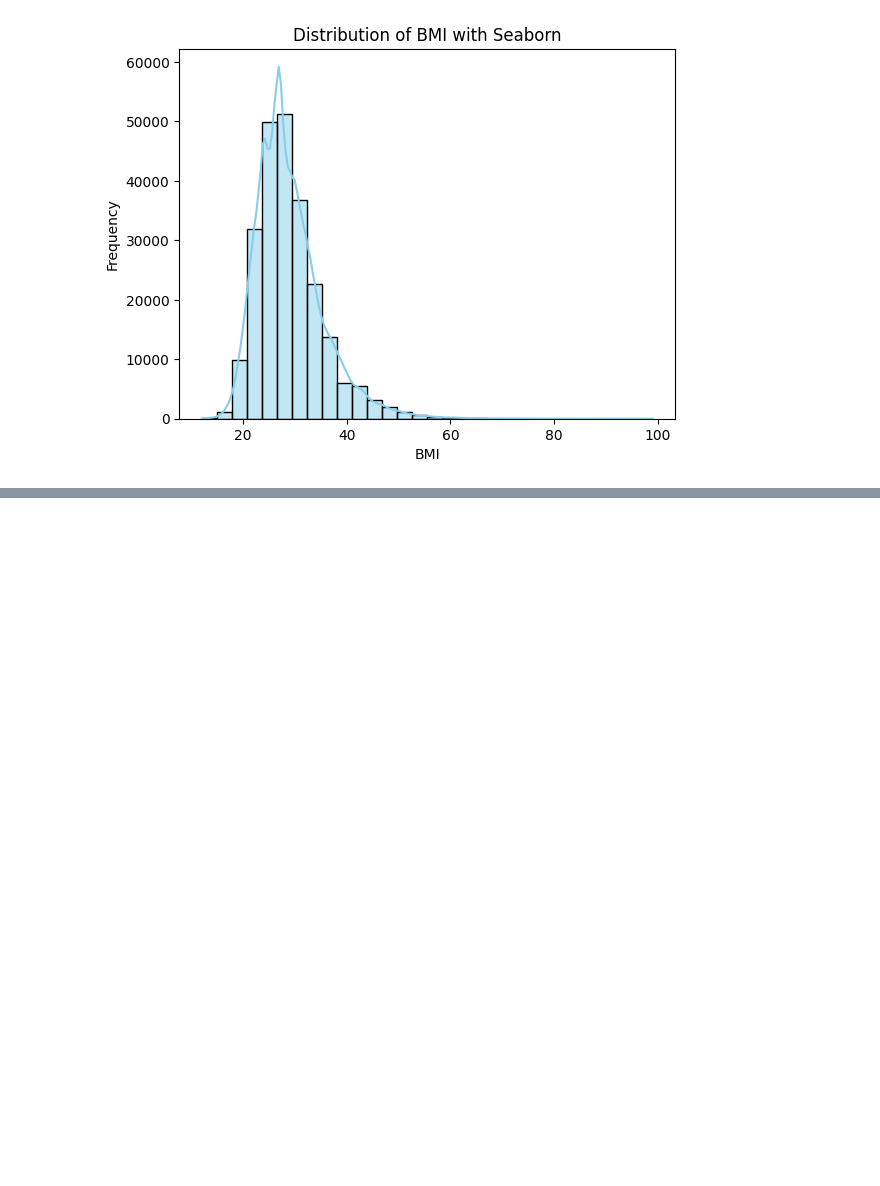
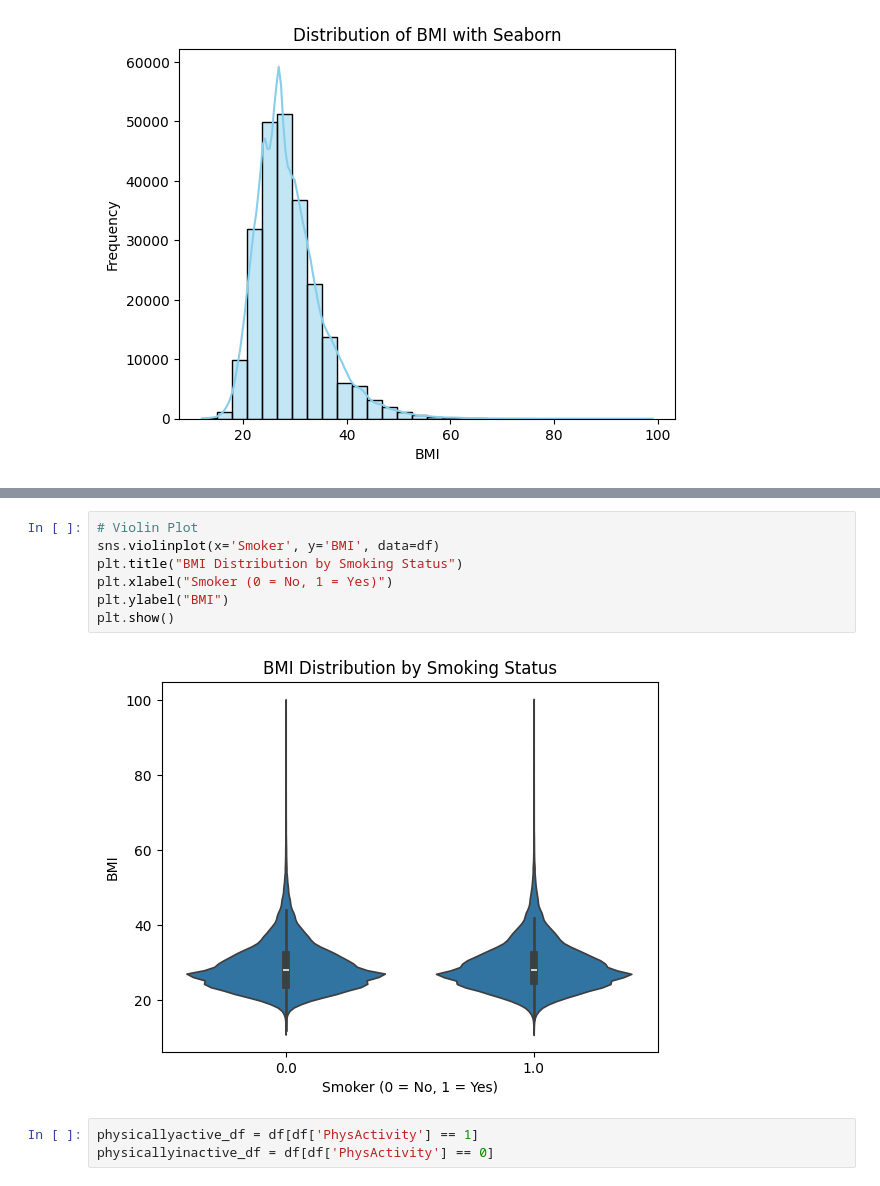
Before and after one commit to aviralchawla/visualization_fundamentals, a Jupyter notebook: notebooks/intro.ipynb, the cells around one changed output, grey strips where cells are left out. Drawn from its saved outputs; the diff is of its cells as text; blank space fills up the shorter version.

```diff
--- a/notebooks/intro.ipynb
+++ b/notebooks/intro.ipynb
@@ -103,0 +128,12 @@ plt.show()
+# %%
+# Violin Plot
+sns.violinplot(x='Smoker', y='BMI', data=df)
+plt.title("BMI Distribution by Smoking Status")
+plt.xlabel("Smoker (0 = No, 1 = Yes)")
+plt.ylabel("BMI")
+plt.show()
+# %% [output]
+[figure, added]
+# %%
+physicallyactive_df = df[df['PhysActivity'] == 1]
+physicallyinactive_df = df[df['PhysActivity'] == 0]
```
Also changed, not shown: parts of 8 cells of this notebook.
